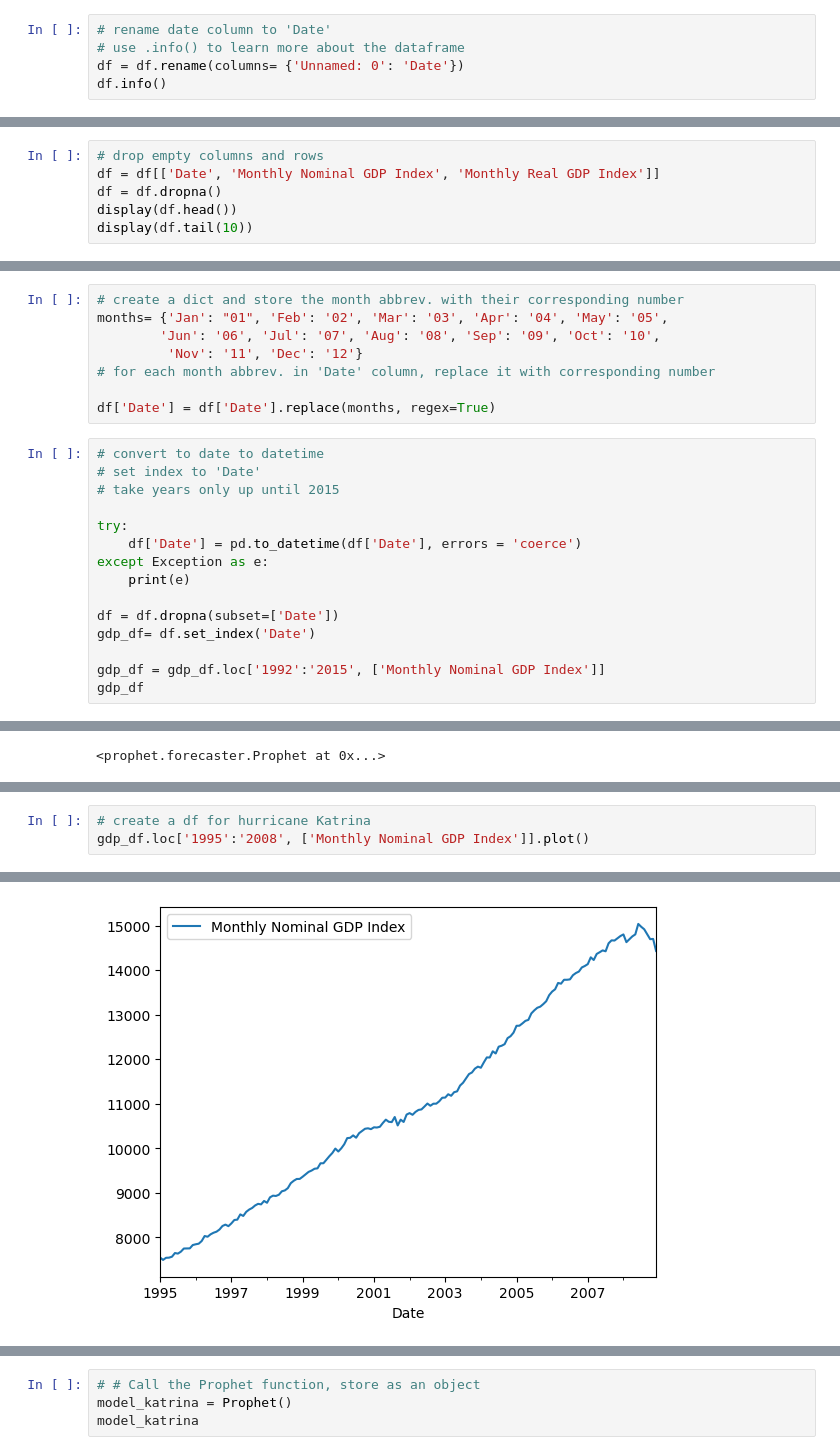
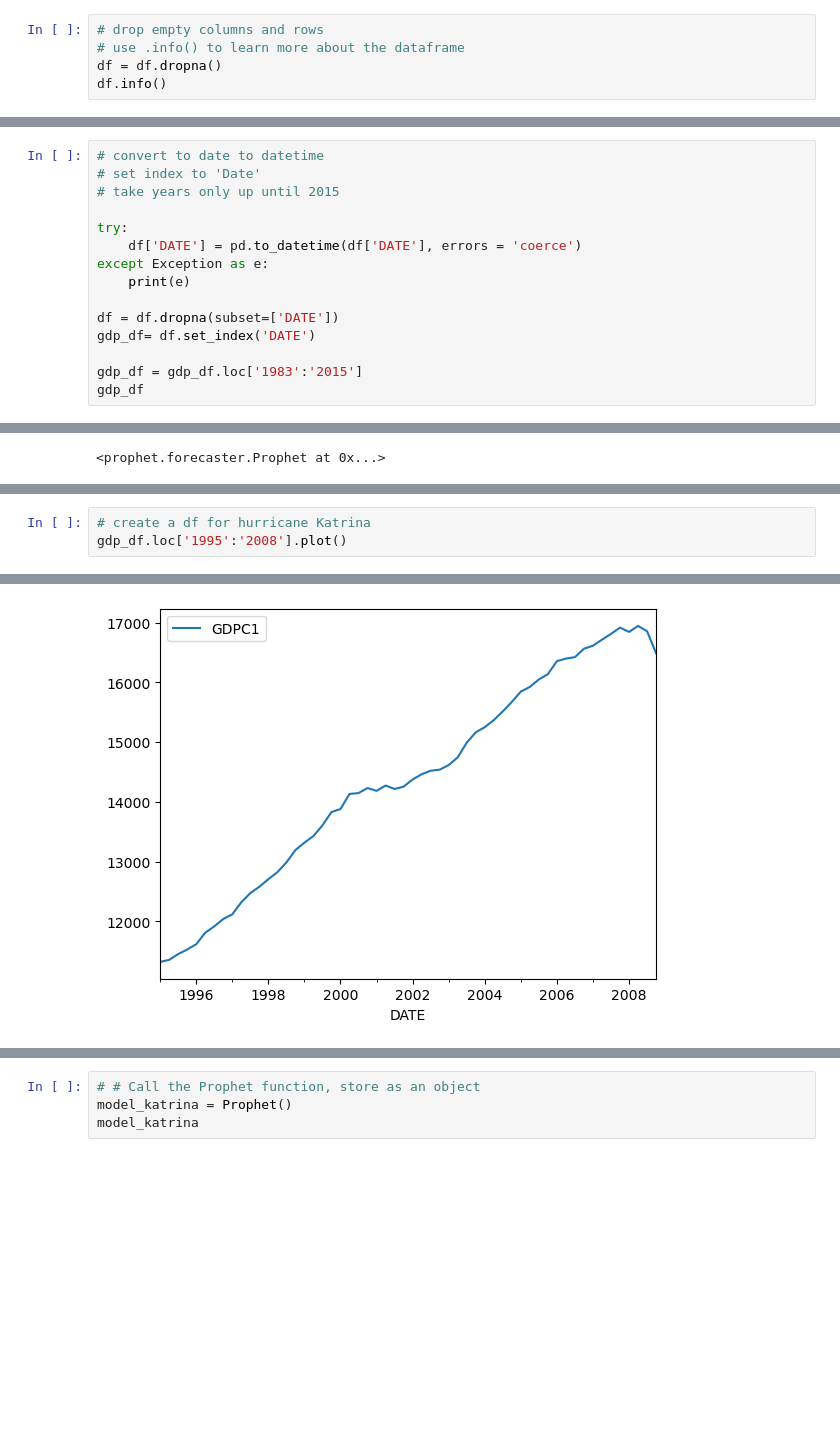
Before and after one commit to Aquamarine278/AI-Bootcamp-Project-1, a Jupyter notebook: GDP_data_visualization.ipynb, the cells around one changed output, grey strips where cells are left out. Saved outputs shown, nothing was run; the diff lists cells and outputs as text; blank space fills up the shorter version.

```diff
--- a/GDP_data_visualization.ipynb
+++ b/GDP_data_visualization.ipynb
@@ -54,7 +71,7 @@ df
 # %%
-# rename date column to 'Date'
+# drop empty columns and rows
 # use .info() to learn more about the dataframe
-df = df.rename(columns= {'Unnamed: 0': 'Date'})
+df = df.dropna()
 df.info()
 # %% [output]
 <class 'pandas.core.frame.DataFrame'>
@@ -72,6 +85,0 @@ memory usage: 15.9+ KB
-# %%
-# drop empty columns and rows
-df = df[['Date', 'Monthly Nominal GDP Index', 'Monthly Real GDP Index']]
-df = df.dropna()
-display(df.head())
-display(df.tail(10))
@@ -96,24 +86,16 @@ display(df.tail(10))
-# %%
-# create a dict and store the month abbrev. with their corresponding number
-months= {'Jan': "01", 'Feb': '02', 'Mar': '03', 'Apr': '04', 'May': '05',
-        'Jun': '06', 'Jul': '07', 'Aug': '08', 'Sep': '09', 'Oct': '10',
-         'Nov': '11', 'Dec': '12'}
-# for each month abbrev. in 'Date' column, replace it with corresponding number
-
-df['Date'] = df['Date'].replace(months, regex=True)
 # %%
 # convert to date to datetime
 # set index to 'Date'
 # take years only up until 2015
 
 try:
-    df['Date'] = pd.to_datetime(df['Date'], errors = 'coerce')
+    df['DATE'] = pd.to_datetime(df['DATE'], errors = 'coerce')
 except Exception as e:
     print(e)
 
-df = df.dropna(subset=['Date'])
-gdp_df= df.set_index('Date')
+df = df.dropna(subset=['DATE'])
+gdp_df= df.set_index('DATE')
 
-gdp_df = gdp_df.loc['1992':'2015', ['Monthly Nominal GDP Index']]
+gdp_df = gdp_df.loc['1983':'2015']
 gdp_df
 # %% [output]
@@ -246,4 +221,4 @@ forecast_9_11[['yhat', 'yhat_lower', 'yhat_upper']].plot()
 # %%
 # create a df for hurricane Katrina
-gdp_df.loc['1995':'2008', ['Monthly Nominal GDP Index']].plot()
+gdp_df.loc['1995':'2008'].plot()
 # %% [output]
@@ -251,4 +226,4 @@ gdp_df.loc['1995':'2008', ['Monthly Nominal GDP Index']].plot()
-[figure, old version]
+[figure, new version]
 # %%
 # slice gdp_rs_index_df from 1992 to 2005-08
 # rename columns to 'ds', 'y'
```
Also changed, not shown: parts of 25 cells of this notebook, 6 other files.
